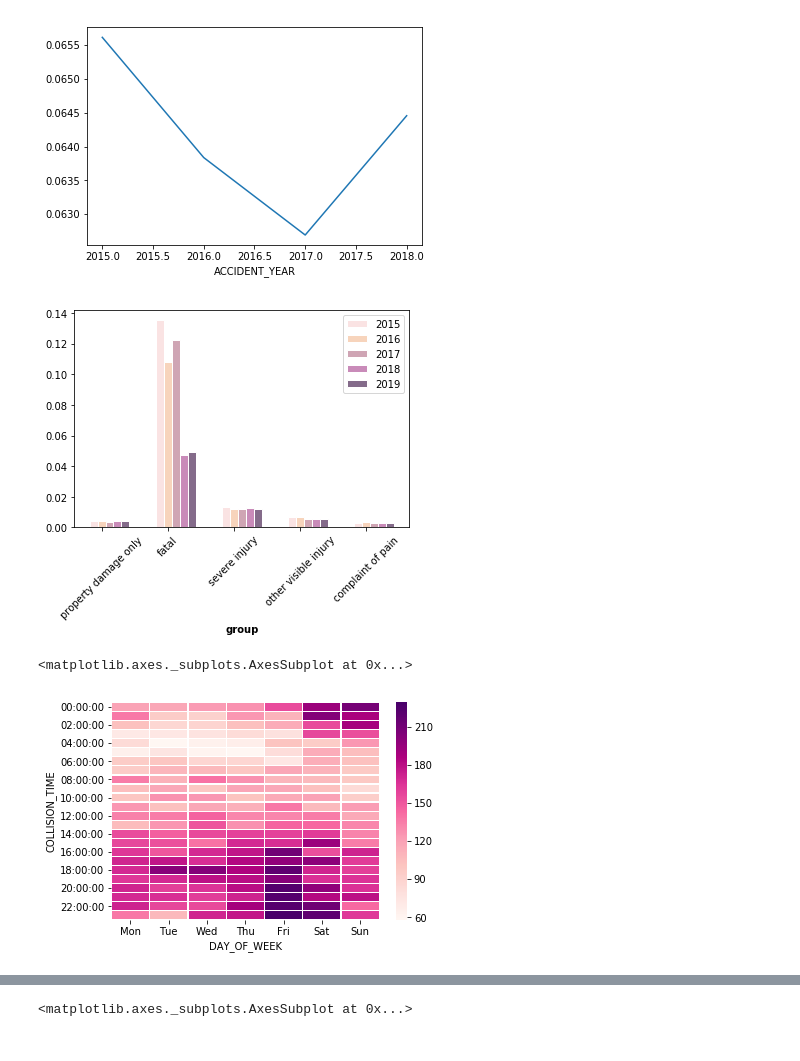
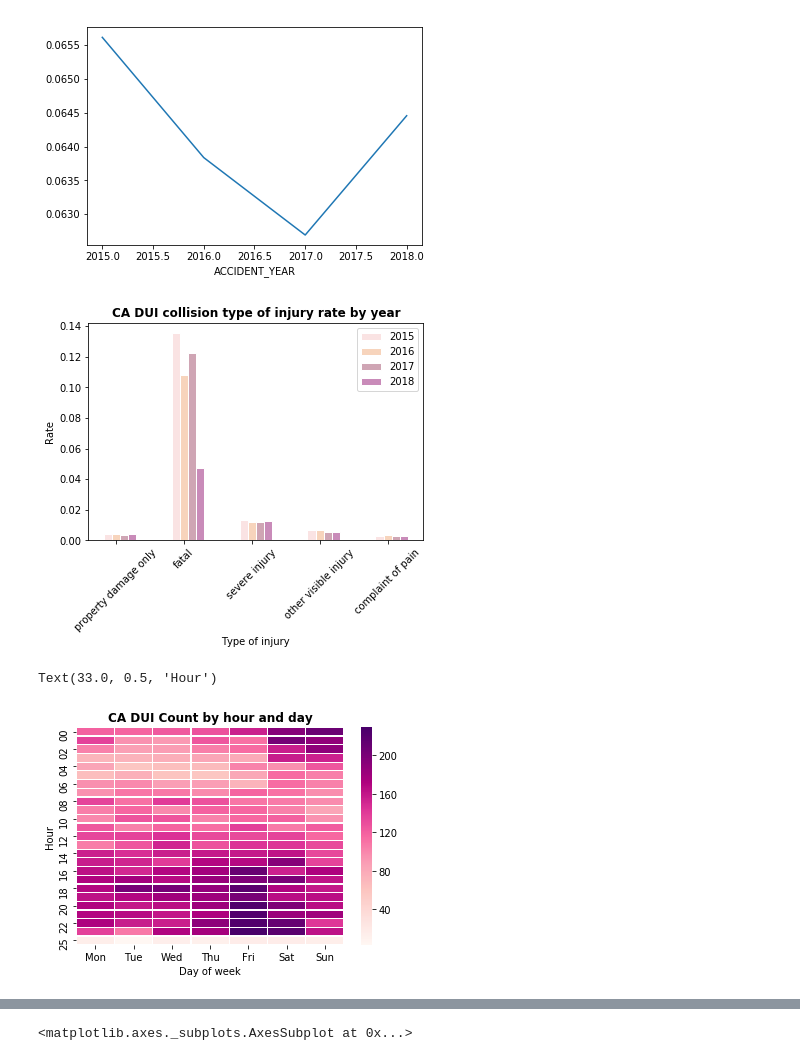
Before and after one commit to boh016/fair_policing, a Jupyter notebook: notebooks/SHAN_CA_COLLISION_EDA.ipynb, the cells around one changed output, grey strips where cells are left out. Cells and saved outputs as stored; diff of their text form; code cells hidden in the pictures.

Commit message:
unified colors in eda
added eda for SD, update color in CA

```diff
--- a/notebooks/SHAN_CA_COLLISION_EDA.ipynb
+++ b/notebooks/SHAN_CA_COLLISION_EDA.ipynb
@@ -63,58 +63,63 @@ bars0 = severe[2015]
 bars1 = severe[2016]
 bars2 = severe[2017]
 bars3 = severe[2018]
-bars4 = severe[2019]
+#bars4 = severe[2019]
 
 # Set position of bar on X axis
 r1 = np.arange(len(bars1))
 r2 = [x + barWidth for x in r1]
 r3 = [x + barWidth for x in r2]
 r4 = [x + barWidth for x in r3]
-r5 = [x + barWidth for x in r4]
+#r5 = [x + barWidth for x in r4]
 
 # Make the plot
 plt.bar(r1, bars0, color='#FAE3E3', width=barWidth, edgecolor='white', label='2015')
 plt.bar(r2, bars1, color='#F7D4BC', width=barWidth, edgecolor='white', label='2016')
 plt.bar(r3, bars2, color='#CFA5B4', width=barWidth, edgecolor='white', label='2017')
 plt.bar(r4, bars3, color='#C98BB9', width=barWidth, edgecolor='white', label='2018')
-plt.bar(r5, bars4, color='#846B8A', width=barWidth, edgecolor='white', label='2019')
+#plt.bar(r5, bars4, color='#846B8A', width=barWidth, edgecolor='white', label='2019')
 
 
 
 # Add xticks on the middle of the group bars
-plt.xlabel('group', fontweight='bold')
+plt.xlabel('Type of injury')
+plt.ylabel('Rate')
+plt.title('CA DUI collision type of injury rate by year',fontweight='bold')
 plt.xticks([r + barWidth for r in range(len(bars1))], ['property damage only','fatal','severe injury','other visible injury','complaint of pain'])
 plt.xticks(rotation=45)
 # Create legend & Show graphic
 plt.legend()
 plt.show()
 # %% [output]
-[figure, old version]
+[figure, new version]
 # %%
 drug=new[new['PARTY_DRUG_PHYSICAL']=='E']
 drug.dropna(subset=['COLLISION_TIME','COLLISION_DATE'],inplace=True)
 drug.COLLISION_DATE=drug.COLLISION_DATE.astype(int).astype(str)
 
-drug.COLLISION_TIME=drug.COLLISION_TIME.apply(lambda x:str(int(x)).zfill(4)[0:2]+':00')
-drug=drug[drug['COLLISION_TIME']<'24:00']
-drug.COLLISION_TIME=drug.COLLISION_TIME.apply(lambda x:datetime.strptime(x,'%H:%M'))
+drug.COLLISION_TIME=drug.COLLISION_TIME.apply(lambda x:str(int(x)).zfill(4)[0:2])
+#drug=drug[drug['COLLISION_TIME']<'24:00']
+#drug.COLLISION_TIME=drug.COLLISION_TIME.apply(lambda x:datetime.strptime(x,'%H:%M'))
 
 #drug.COLLISION_TIME=drug.COLLISION_TIME.map({'00':'12AM','01':'1AM','02':'2AM','03':'3AM','04':'4AM','05':'5AM','06':'6AM','07':'7AM','08':'8AM','09':'9AM','10':'10AM','11':'11AM','12':'12PM','13':'1PM','14':'2PM','15':'3PM','16':'4PM','17':'5PM','18':'6PM','19':'7PM','20':'8PM','21':'9PM','22':'10PM','23':'11PM'})
-drug['COLLISION_TIME']=drug.COLLISION_TIME.dt.time
+#drug['COLLISION_TIME']=drug.COLLISION_TIME.dt.time
 # %%
 heat=drug[['COLLISION_TIME','DAY_OF_WEEK','CASE_ID']]
 heat.DAY_OF_WEEK=heat.DAY_OF_WEEK.map({1:'Mon',2:'Tue',3:'Wed',4:'Thu',5:'Fri',6:'Sat',7:'Sun'})
 # %%
 restr_data = heat.groupby(['COLLISION_TIME','DAY_OF_WEEK']).count()['CASE_ID'].unstack()
 
 # Reordering columns
 restr_data = restr_data[['Mon', 'Tue', 'Wed', 'Thu', 'Fri', 'Sat', 'Sun']]
 restr_data
 import seaborn as sns
 sns.heatmap(restr_data, cmap="RdPu",linewidth=.25)
+plt.title('CA DUI Count by hour and day',fontweight='bold')
+plt.xlabel('Day of week')
+plt.ylabel('Hour')
 # %% [output]
-<matplotlib.axes._subplots.AxesSubplot at 0x...>
+Text(33.0, 0.5, 'Hour')
-[figure, old version]
+[figure, new version]
 # %%
 drug['MONTH']=drug.COLLISION_DATE.apply(lambda x:x[4:6])
 drug['YEAR']=drug.ACCIDENT_YEAR.astype(int).astype(str)
```
Also changed, not shown: parts of 8 cells of this notebook, 1 other file.
